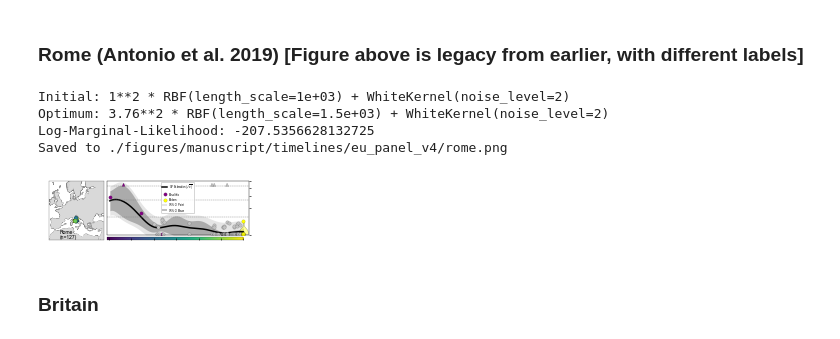
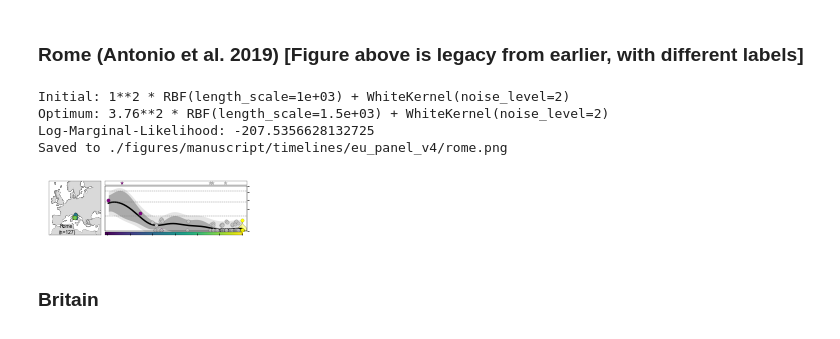
Before and after one commit to hringbauer/hapROH, a Jupyter notebook: Notebooks/Figures/plot_timelinesROH.ipynb, the cells around one changed output. Drawn from its saved outputs; the diff is of its cells as text; code cells hidden in the pictures.

```diff
--- a/Notebooks/Figures/plot_timelinesROH.ipynb
+++ b/Notebooks/Figures/plot_timelinesROH.ipynb
@@ -518,26 +551,26 @@ Instructions:
 # %%
 pop = "Rome"
 df1 = pd.read_csv("./Empirical/roh_all_inds_final_v42.csv", sep="\t")
 df_t = extract_pop(df1, age_range=[0,12200], pop=pop)
 label = prep_label(df_t, pop)
 
 #tick_l=[f"$2N_e=250$", f"$2N_e=500$", f"$2N_e=2000$"]
-plot_map_time(df_t, figsize=(3.6 , 1.1), crs_m=[28, 63, -11, 38],
-              width_ratios=(8, 20), height_ratios=[15, 1], hspace=0.06, wspace=0.015,
+plot_map_time(df_t, figsize=(3.6 , 1), crs_m=[28, 63, -13, 38],
+              width_ratios=(8, 20), height_ratios=[1.5, 15, 1], hspace=0.06, wspace=0.015,
               s_tl=12, ec="k", lw=0.09, x_lim_tl=[-500, 12200], vrange_m=[0,12200],
-              y_lim_tl=[0,200], fsl=5, fs=5, fs_leg=2.5, leg_loc_tl="upper center", title_tl="",
+              y_lim_tl=[0,200], fsl=5, fs=5, fs_leg=2.5, leg_loc_tl="", title_tl="",
               map_title=label, title_loc=(0.2,0.01), cm=4, cm1=8, frac=0,
               lgth_s=[1500,1500], bottomrow=False, rightcol=False, lw_fit=1.5,
               ticks=[158.74, 83.82, 21.84], tick_l=[],
               cutoff=[20,75], cousins=[20,75],
               width_t=0.6, length_t=2, lbl_pad_time=5, lbl_pad_age=0, xl_pad=1.5, yl_pad=1,
               widths=800, alpha_vio=0.4, savepath="./figures/manuscript/timelines/eu_panel_v4/rome.png")
 # %% [output]
 Initial: 1**2 * RBF(length_scale=1e+03) + WhiteKernel(noise_level=2)
 Optimum: 3.76**2 * RBF(length_scale=1.5e+03) + WhiteKernel(noise_level=2)
 Log-Marginal-Likelihood: -207.5356628132725
 Saved to ./figures/manuscript/timelines/eu_panel_v4/rome.png
-[figure, old version]
+[figure, new version]
 # %% [markdown]
 ### Britain
 # %%
```
Also changed, not shown: parts of 5 cells of this notebook, 2 other files.
